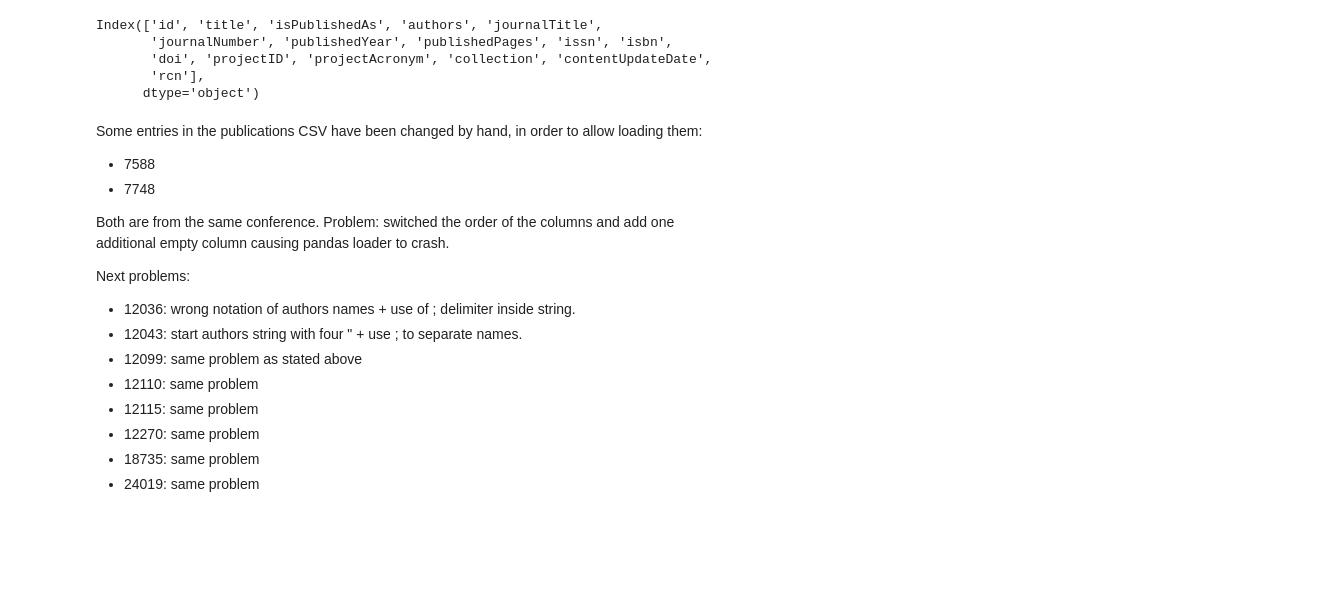
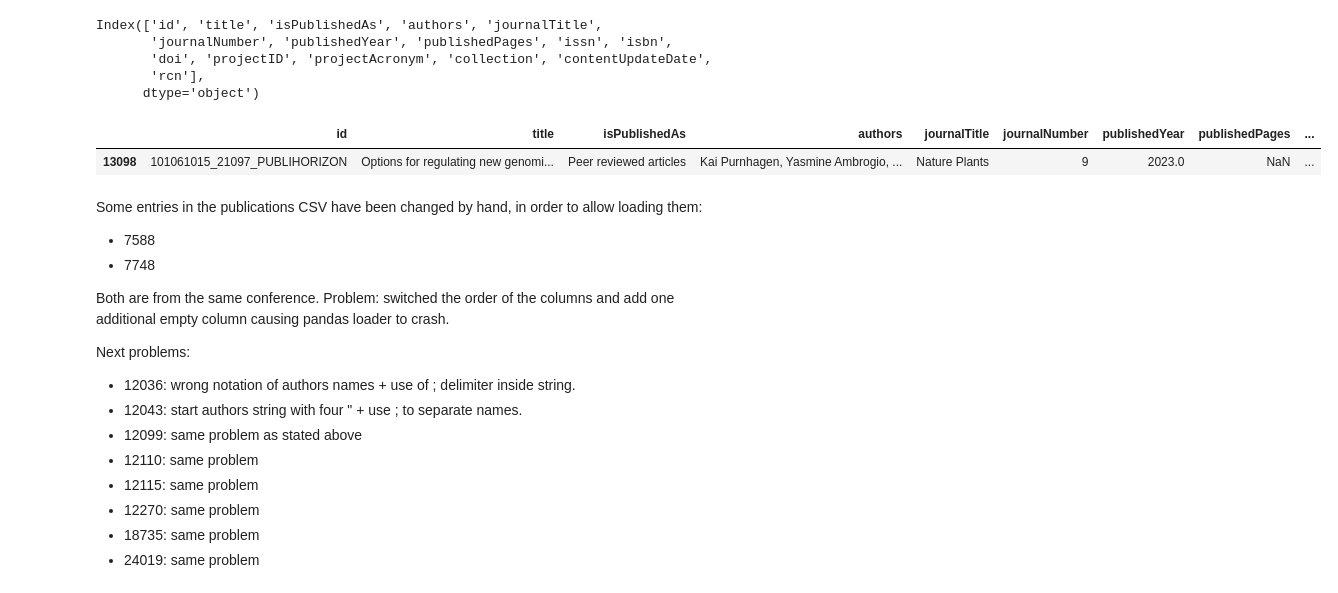
Before and after one commit to sulikismaylovv/EU_Horizon_Dashboard, a Jupyter notebook: notebooks/01_data_preparation.ipynb, the cells around one changed output. Drawn from its saved outputs; the diff is of its cells as text; code cells hidden in the pictures; blank space fills up the shorter version.

```diff
--- a/notebooks/01_data_preparation.ipynb
+++ b/notebooks/01_data_preparation.ipynb
@@ -136,6 +280,11 @@ Index(['id', 'title', 'isPublishedAs', 'authors', 'journalTitle',
        'doi', 'projectID', 'projectAcronym', 'collection', 'contentUpdateDate',
        'rcn'],
       dtype='object')
+# %%
+data_publications[data_publications.projectAcronym =='GeneBEcon']
+# %% [output]
+|  | id | title | isPublishedAs | authors | journalTitle | journalNumber | publishedYear | publishedPages | ... |
+| 13098 | 101061015_21097_PUBLIHORIZON | Options for regulating new genomi... | Peer reviewed articles | Kai Purnhagen, Yasmine Ambrogio, ... | Nature Plants | 9 | 2023.0 | NaN | ... |
 # %% [markdown]
 Some entries in the publications CSV have been changed by hand, in order to allow loading them:
 - 7588
```
Also changed, not shown: parts of 12 cells of this notebook.
